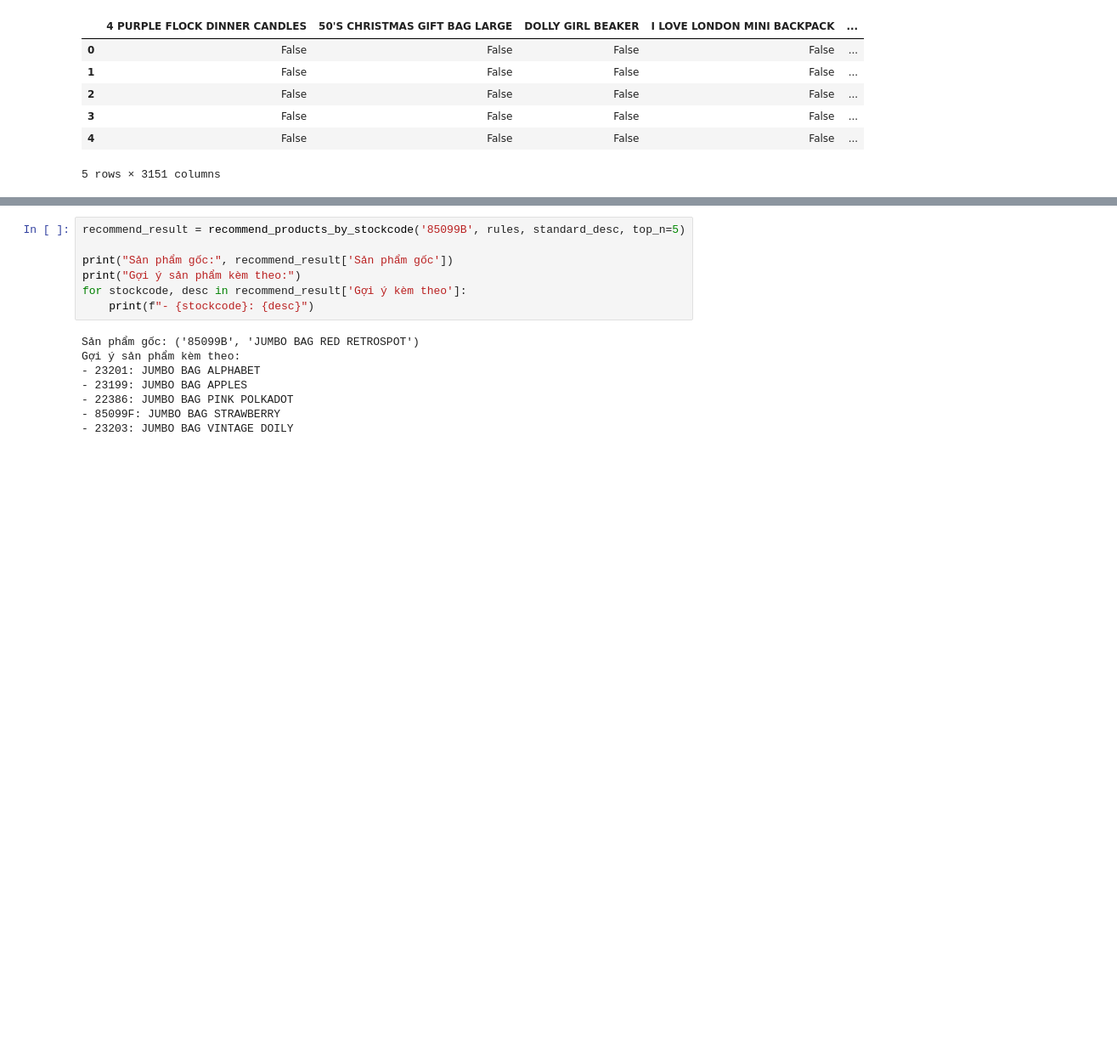
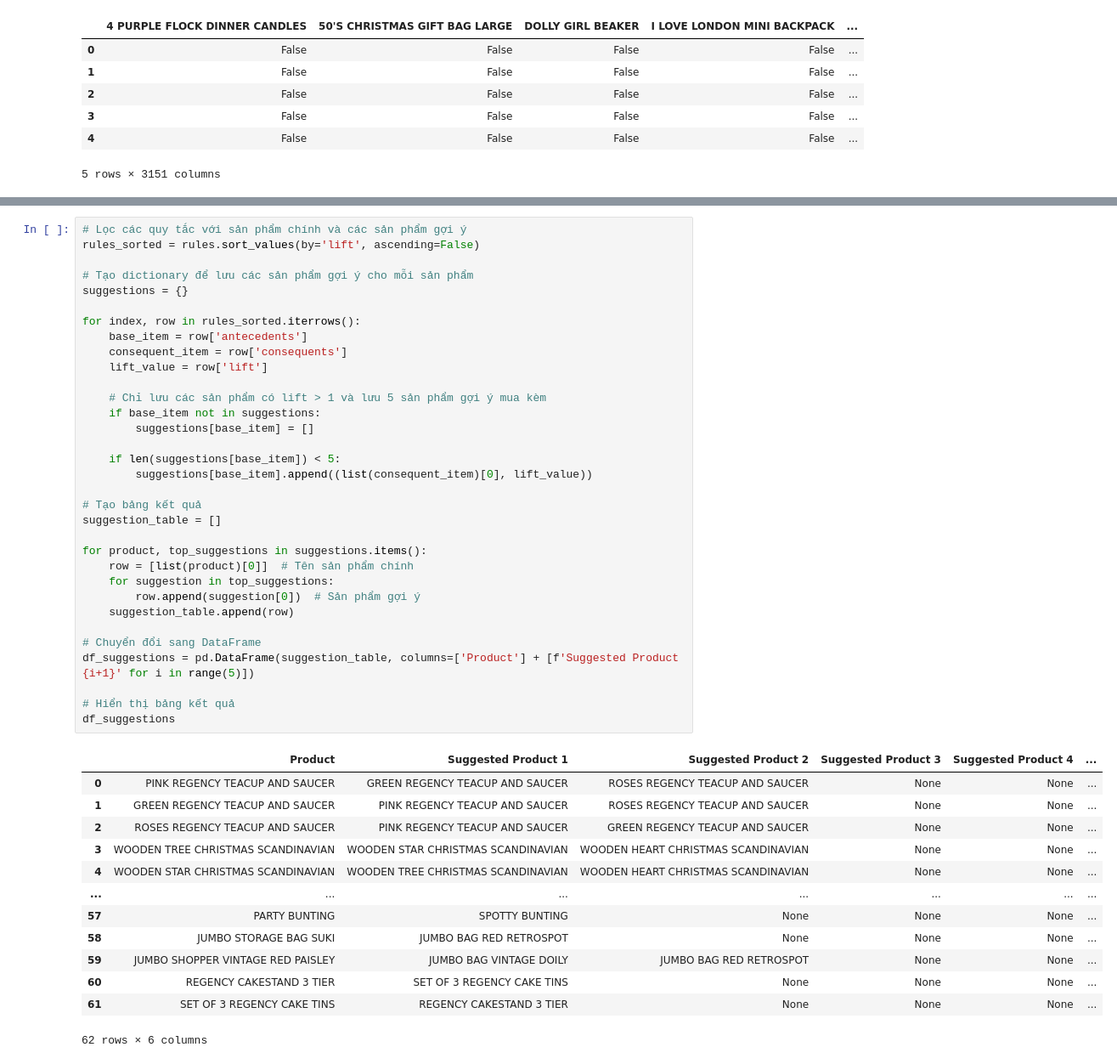
Before and after one commit to caboifvd/Pentabytes, a Jupyter notebook: Online_Retail_Analysis_Project.ipynb, the cells around one changed output, grey strips where cells are left out. Shown at 85% size. Drawn from its saved outputs; the diff is of its cells as text; blank space fills up the shorter version.

```diff
--- a/Online_Retail_Analysis_Project.ipynb
+++ b/Online_Retail_Analysis_Project.ipynb
@@ -853,15 +895,47 @@ def recommend_products_by_stockcode(input_stockcode, rules, standard_desc, top_n
-# %%
-recommend_result = recommend_products_by_stockcode('85099B', rules, standard_desc, top_n=5)
-
-print("Sản phẩm gốc:", recommend_result['Sản phẩm gốc'])
-print("Gợi ý sản phẩm kèm theo:")
-for stockcode, desc in recommend_result['Gợi ý kèm theo']:
-    print(f"- {stockcode}: {desc}")
-# %% [output]
-Sản phẩm gốc: ('85099B', 'JUMBO BAG RED RETROSPOT')
-Gợi ý sản phẩm kèm theo:
-- 23201: JUMBO BAG ALPHABET
-- 23199: JUMBO BAG APPLES
-- 22386: JUMBO BAG PINK POLKADOT
-- 85099F: JUMBO BAG STRAWBERRY
-- 23203: JUMBO BAG VINTAGE DOILY
+# %%
+# Lọc các quy tắc với sản phẩm chính và các sản phẩm gợi ý
+rules_sorted = rules.sort_values(by='lift', ascending=False)
+
+# Tạo dictionary để lưu các sản phẩm gợi ý cho mỗi sản phẩm
+suggestions = {}
+
+for index, row in rules_sorted.iterrows():
+    base_item = row['antecedents']
+    consequent_item = row['consequents']
+    lift_value = row['lift']
+
+    # Chỉ lưu các sản phẩm có lift > 1 và lưu 5 sản phẩm gợi ý mua kèm
+    if base_item not in suggestions:
+        suggestions[base_item] = []
+
+    if len(suggestions[base_item]) < 5:
+        suggestions[base_item].append((list(consequent_item)[0], lift_value))
+
+# Tạo bảng kết quả
+suggestion_table = []
+
+for product, top_suggestions in suggestions.items():
+    row = [list(product)[0]]  # Tên sản phẩm chính
+    for suggestion in top_suggestions:
+        row.append(suggestion[0])  # Sản phẩm gợi ý
+    suggestion_table.append(row)
+
+# Chuyển đổi sang DataFrame
+df_suggestions = pd.DataFrame(suggestion_table, columns=['Product'] + [f'Suggested Product {i+1}' for i in range(5)])
+
+# Hiển thị bảng kết quả
+df_suggestions
+# %% [output]
+|  | Product | Suggested Product 1 | Suggested Product 2 | Suggested Product 3 | Suggested Product 4 | ... |
+| 0 | PINK REGENCY TEACUP AND SAUCER | GREEN REGENCY TEACUP AND SAUCER | ROSES REGENCY TEACUP AND SAUCER | None | None | ... |
+| 1 | GREEN REGENCY TEACUP AND SAUCER | PINK REGENCY TEACUP AND SAUCER | ROSES REGENCY TEACUP AND SAUCER | None | None | ... |
+| 2 | ROSES REGENCY TEACUP AND SAUCER | PINK REGENCY TEACUP AND SAUCER | GREEN REGENCY TEACUP AND SAUCER | None | None | ... |
+| 3 | WOODEN TREE CHRISTMAS SCANDINAVIAN | WOODEN STAR CHRISTMAS SCANDINAVIAN | WOODEN HEART CHRISTMAS SCANDINAVIAN | None | None | ... |
+| 4 | WOODEN STAR CHRISTMAS SCANDINAVIAN | WOODEN TREE CHRISTMAS SCANDINAVIAN | WOODEN HEART CHRISTMAS SCANDINAVIAN | None | None | ... |
+| ... | ... | ... | ... | ... | ... | ... |
+| 57 | PARTY BUNTING | SPOTTY BUNTING | None | None | None | ... |
+| 58 | JUMBO STORAGE BAG SUKI | JUMBO BAG RED RETROSPOT | None | None | None | ... |
+| 59 | JUMBO SHOPPER VINTAGE RED PAISLEY | JUMBO BAG VINTAGE DOILY | JUMBO BAG RED RETROSPOT | None | None | ... |
+| 60 | REGENCY CAKESTAND 3 TIER | SET OF 3 REGENCY CAKE TINS | None | None | None | ... |
+| 61 | SET OF 3 REGENCY CAKE TINS | REGENCY CAKESTAND 3 TIER | None | None | None | ... |
+62 rows × 6 columns
```
Also changed, not shown: parts of 18 cells of this notebook.
